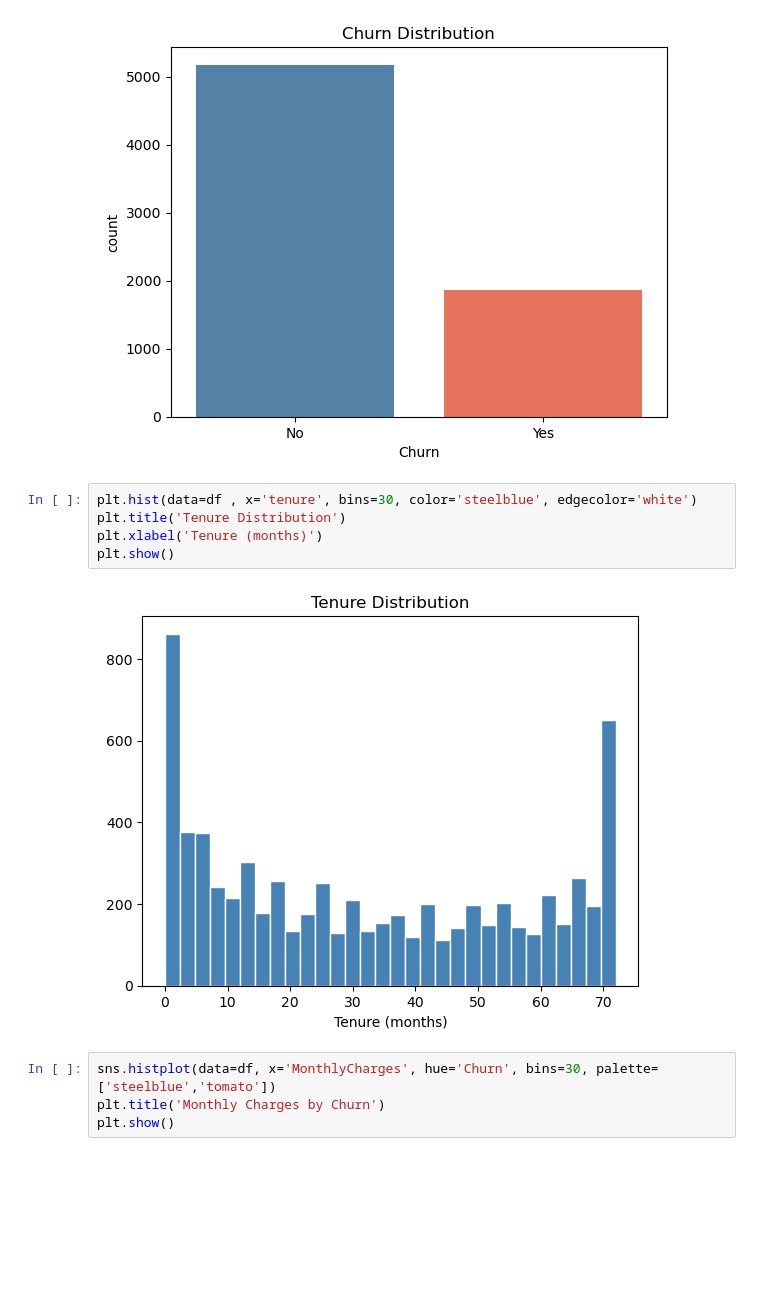
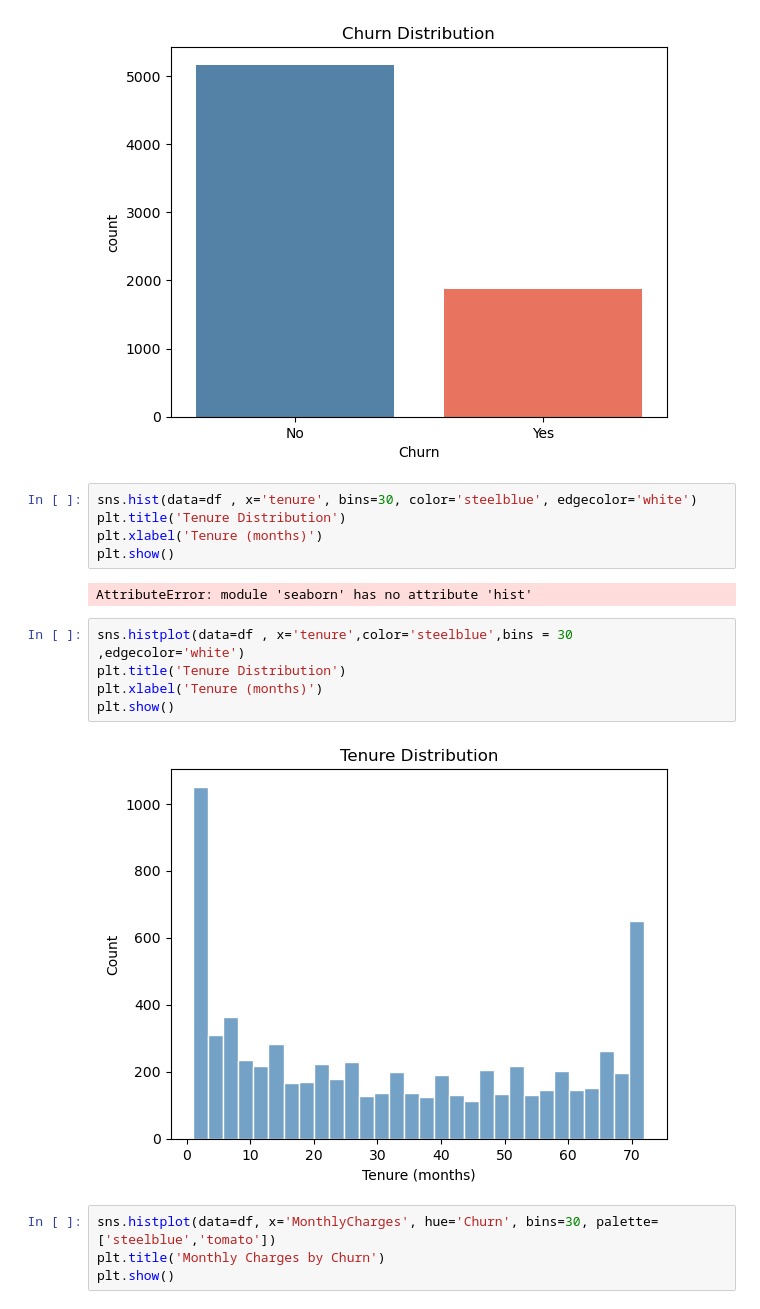
Before and after one commit to adityapatel14/CUSTOMER_CHURN, a Jupyter notebook: 03_python/eda.ipynb, the cells around one changed output. Drawn from its saved outputs; the diff is of its cells as text; blank space fills up the shorter version.

```diff
--- a/03_python/eda.ipynb
+++ b/03_python/eda.ipynb
@@ -111,12 +111,19 @@ plt.show()
 # %% [output]
 [figure]
 # %%
-plt.hist(data=df , x='tenure', bins=30, color='steelblue', edgecolor='white')
+sns.hist(data=df , x='tenure', bins=30, color='steelblue', edgecolor='white')
 plt.title('Tenure Distribution')
 plt.xlabel('Tenure (months)')
 plt.show()
 # %% [output]
-[figure, removed]
+AttributeError: module 'seaborn' has no attribute 'hist'
+# %%
+sns.histplot(data=df , x='tenure',color='steelblue',bins = 30 ,edgecolor='white')
+plt.title('Tenure Distribution')
+plt.xlabel('Tenure (months)')
+plt.show()
+# %% [output]
+[figure, added]
 # %%
 sns.histplot(data=df, x='MonthlyCharges', hue='Churn', bins=30, palette=['steelblue','tomato'])
 plt.title('Monthly Charges by Churn')
```
Also changed, not shown: parts of 10 cells of this notebook, 3 other files.
